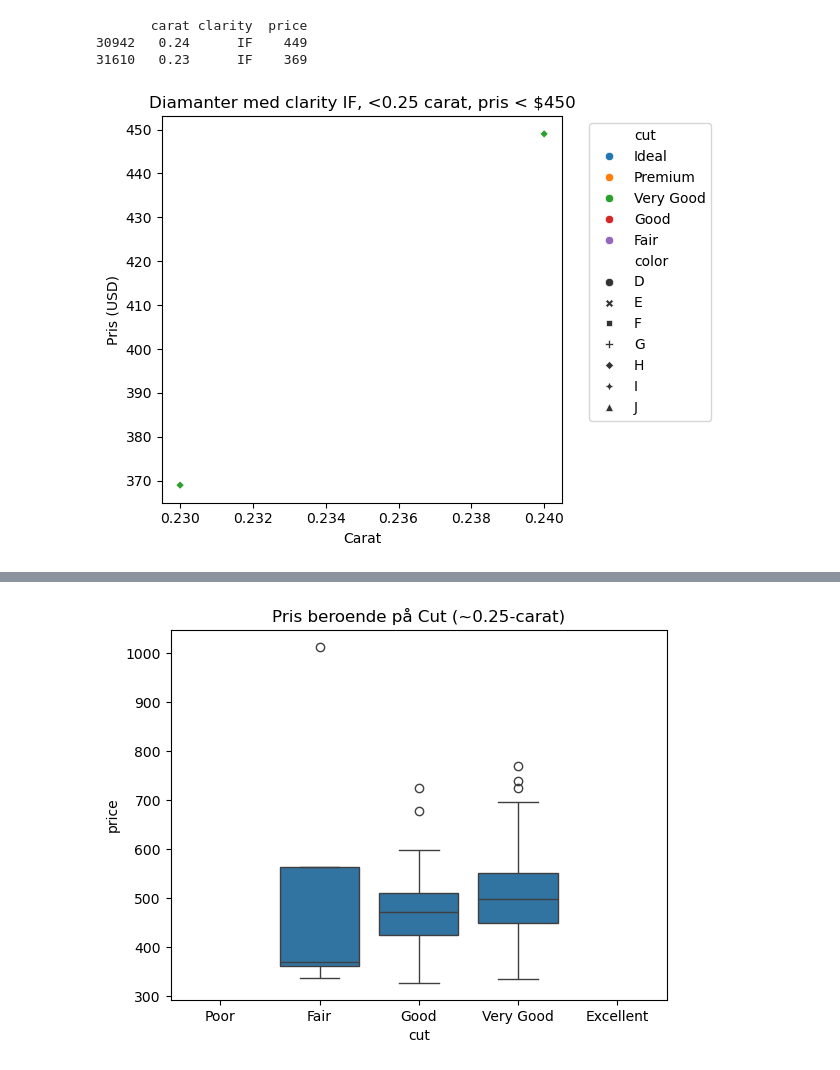
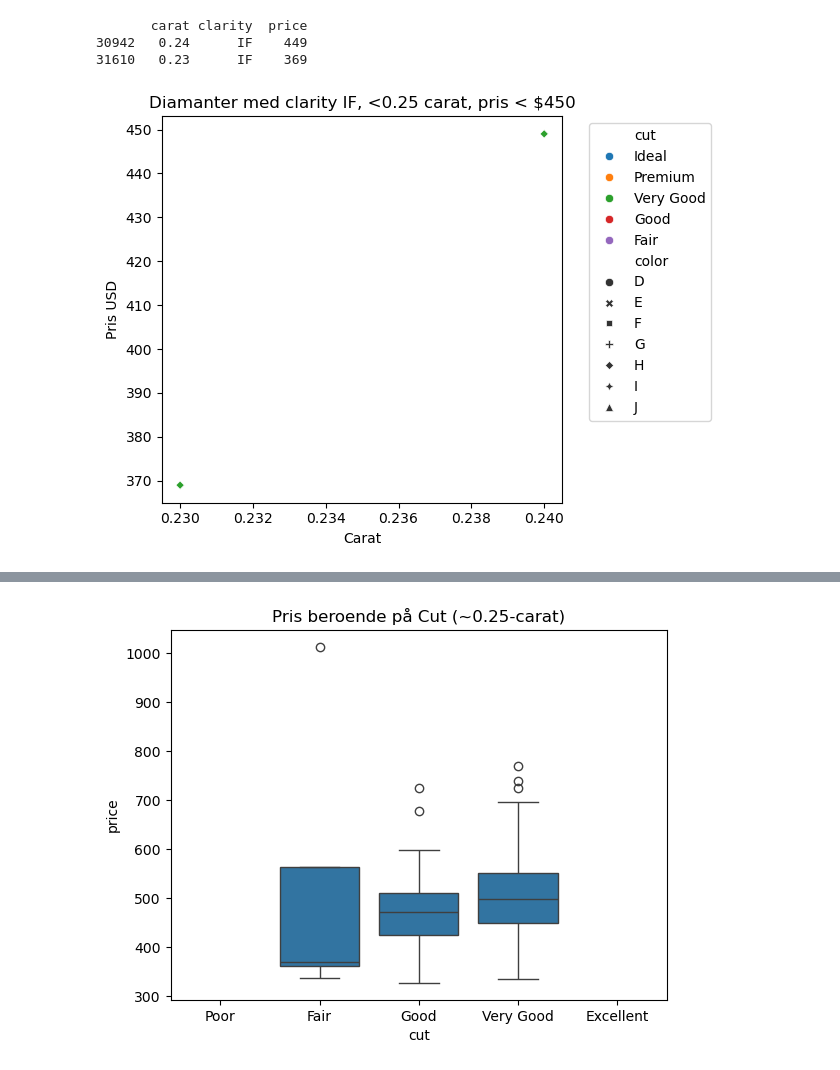
Before and after one commit to edvinrunhellen/knowledge_control_python, a Jupyter notebook: del_2_diamonds.ipynb, the cells around one changed output, grey strips where cells are left out. Saved outputs shown, nothing was run; the diff lists cells and outputs as text; code cells hidden in the pictures.

```diff
--- a/del_2_diamonds.ipynb
+++ b/del_2_diamonds.ipynb
@@ -424,13 +510,13 @@ print(filtered[['carat', 'clarity', 'price']])
 30942   0.24      IF    449
 31610   0.23      IF    369
 # %%
-sns.scatterplot(data=filtered, x='carat', y='price', hue='cut', style='color')
+sns.scatterplot(data=filtered, x="carat", y="price", hue="cut", style="color")
 plt.title("Diamanter med clarity IF, <0.25 carat, pris < $450")
 plt.xlabel("Carat")
-plt.ylabel("Pris (USD)")
-plt.legend(bbox_to_anchor=(1.05, 1), loc='upper left')
+plt.ylabel("Pris USD")
+plt.legend(bbox_to_anchor=(1.05, 1), loc="upper left")
 plt.tight_layout()
 plt.show()
 # %% [output]
-[figure, old version]
+[figure, new version]
 # %% [markdown]
```
Also changed, not shown: parts of 81 cells of this notebook.
